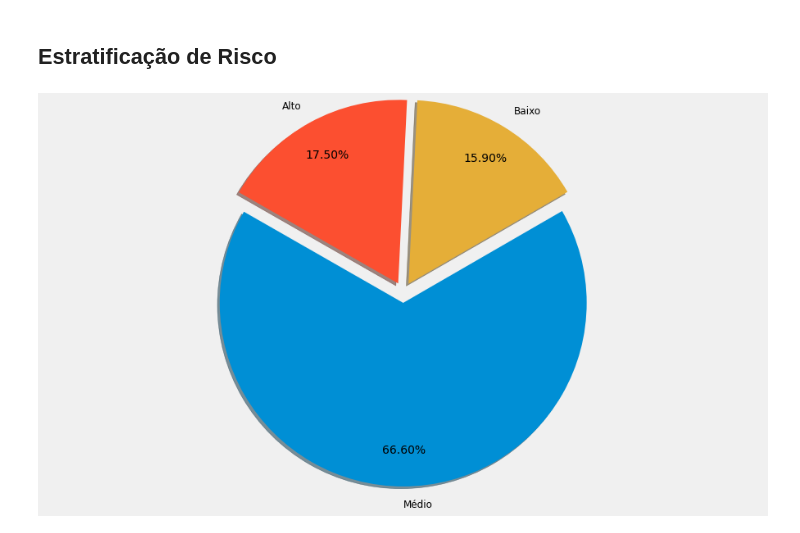
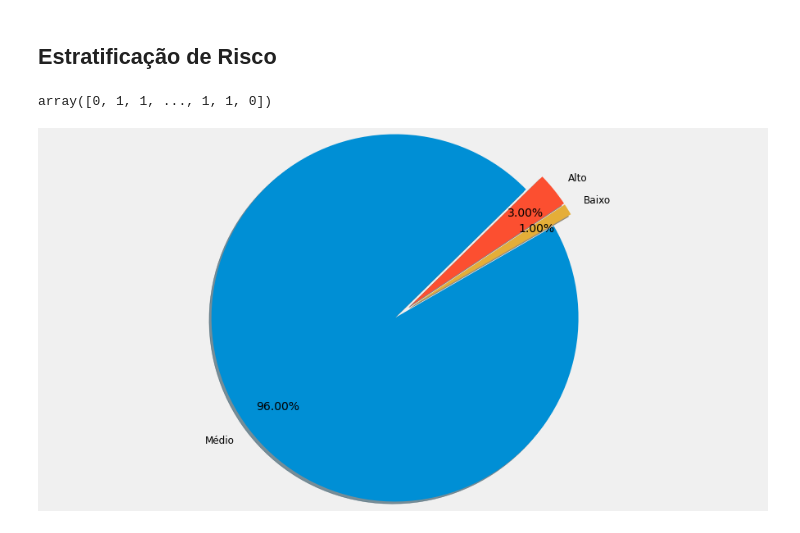
Before and after one commit to RodrigoLima82/Estratificacao_Risco_Diabetes, a Jupyter notebook: Estratificacao_de_Risco_Diabetes.ipynb, the cells around one changed output. Cells and saved outputs as stored; diff of their text form; code cells hidden in the pictures.

```diff
--- a/Estratificacao_de_Risco_Diabetes.ipynb
+++ b/Estratificacao_de_Risco_Diabetes.ipynb
@@ -408,0 +372,34 @@ plt.show()
+# %%
+# Aplicando engenharia de atributos no dataset
+train = feature_engineering(df)
+
+# Vamos armazenar 'readmitted' no rótulo (y) e o restante das colunas em X
+y = train['readmitted']
+X = train.drop(['readmitted'], axis = 1)
+
+# Vamos criar variáveis dummy para variáveis categóricas
+X = pd.get_dummies(X)
+
+# Split dos dados
+X_treino, X_teste, Y_treino, Y_teste = train_test_split(X, y, test_size = .2, random_state = 0, stratify = y)
+
+# Cria o padronizador
+scaler = StandardScaler()
+
+# Padronizando os dados
+X_treino_scaled = scaler.fit_transform(X_treino)
+
+# Nos dados de teste, aplicamos apenas o transform()
+X_teste_scaled = scaler.transform(X_teste)
+
+# Aplicar o balanceamento de classes usando SMOTE
+new_X, new_y = balanceamento_classe(X_treino_scaled, Y_treino)
+# %%
+# Cria o modelo
+model_lr = LogisticRegression(tol = 1e-7, penalty = 'l2', C = 0.0005, solver = 'liblinear')
+
+# Treina o modelo
+model_lr.fit(new_X, new_y)
+
+# Faz as previsões
+lr_y_pred = model_lr.predict(X_teste_scaled)
@@ -902,5 +677,9 @@ Especificidade : 0.5724070450097848
 # %% [markdown]
 ## Estratificação de Risco
+# %%
+lr_y_pred
+# %% [output]
+array([0, 1, 1, ..., 1, 1, 0])
 # %%
 # Função para estratificar o risco
 def classifica_risco(row):
@@ -908,33 +687,37 @@ def classifica_risco(row):
     if row[0] >= 0.7 : return 'Alto'
     return 'Médio'
 
-# Criando um novo dataset com as previsões
-df_proba = pd.DataFrame(oof, columns = ['Probabilidade'])
+
+# Probabilidades Previstas (em dados de teste)
+lr_predict_proba = model_lr.predict_proba(X_teste_scaled)[:,1]
+
+# Dataframe com as probabilidades previstas (em dados de teste)
+df_proba = pd.DataFrame(lr_predict_proba, columns = ['Probabilidade'])
 
 # Dataframe para o risco estratificado
 df_risco = pd.DataFrame()
 
 # Agora carregamos o dataframe
 df_risco['Risco'] = df_proba.apply(classifica_risco, axis = 1)
 
 # Vamos separar em percentual
 percentual = round(df_risco.Risco.value_counts() / len(df_risco.index) * 100, 1)
 
 # Legenda para o gráfico
 sub = ['Médio', 'Alto', 'Baixo']
 
 # Plot
 plt.axis("equal")
 plt.pie(percentual ,
         labels = sub,
         radius = 1.6,
         autopct = '%1.2f%%',
         explode = [0.09,0.09,0.09],
         startangle = 30,
         shadow = True,
         counterclock = False,
         pctdistance = 0.8)
 
 plt.show()
 # %% [output]
-[figure, old version]
+[figure, new version]
```
Also changed, not shown: parts of 35 cells of this notebook.
